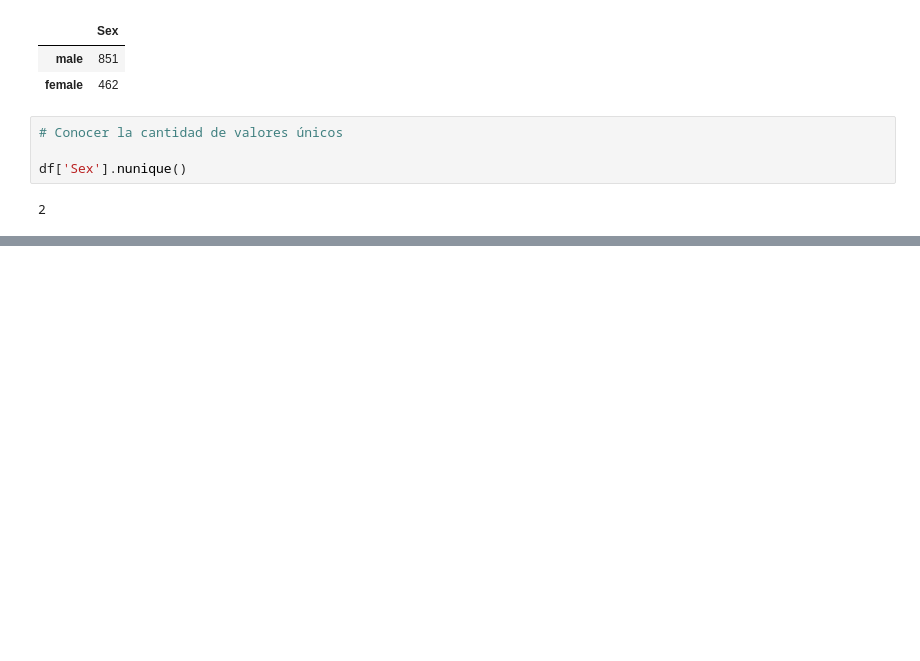
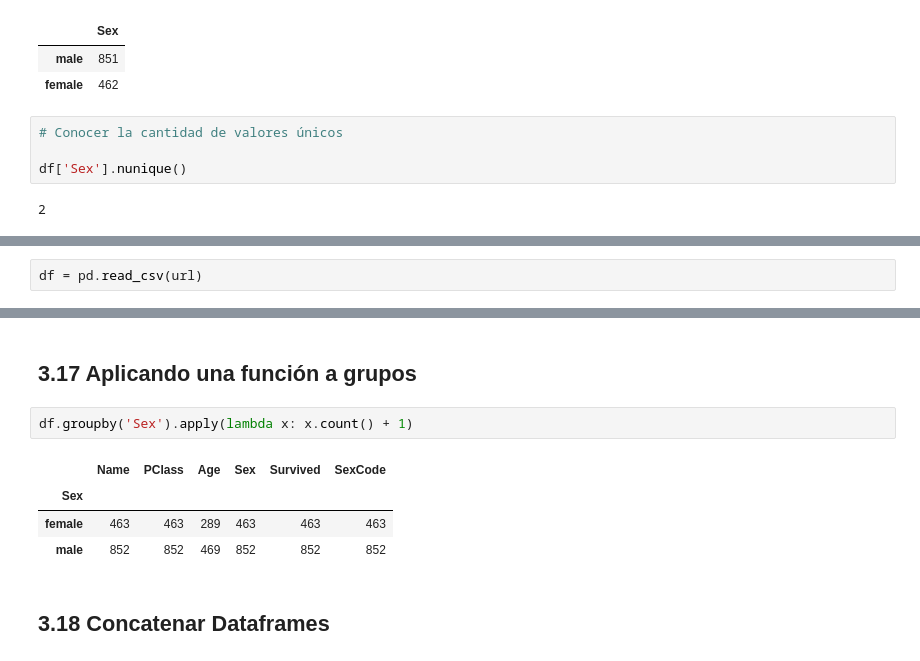
Before and after one commit to JuanFeA98/Machine_Learning, a Jupyter notebook: 03. Limpieza de Datos.ipynb, the cells around one changed output, grey strips where cells are left out. Cells and saved outputs as stored; diff of their text form; blank space fills up the shorter version.

```diff
--- a/03. Limpieza de Datos.ipynb
+++ b/03. Limpieza de Datos.ipynb
@@ -386,0 +397,2 @@ df.resample('W', label='left').count()
+# %%
+df = pd.read_csv(url)
@@ -386,0 +434,11 @@ df.resample('W', label='left').count()
+# %% [markdown]
+## 3.17 Aplicando una función a grupos
+# %%
+df.groupby('Sex').apply(lambda x: x.count() + 1)
+# %% [output]
+|  | Name | PClass | Age | Sex | Survived | SexCode |
+| Sex |  |  |  |  |  |  |
+| female | 463 | 463 | 289 | 463 | 463 | 463 |
+| male | 852 | 852 | 469 | 852 | 852 | 852 |
+# %% [markdown]
+## 3.18 Concatenar Dataframes
```
Also changed, not shown: parts of 60 cells of this notebook, 1 other file.
